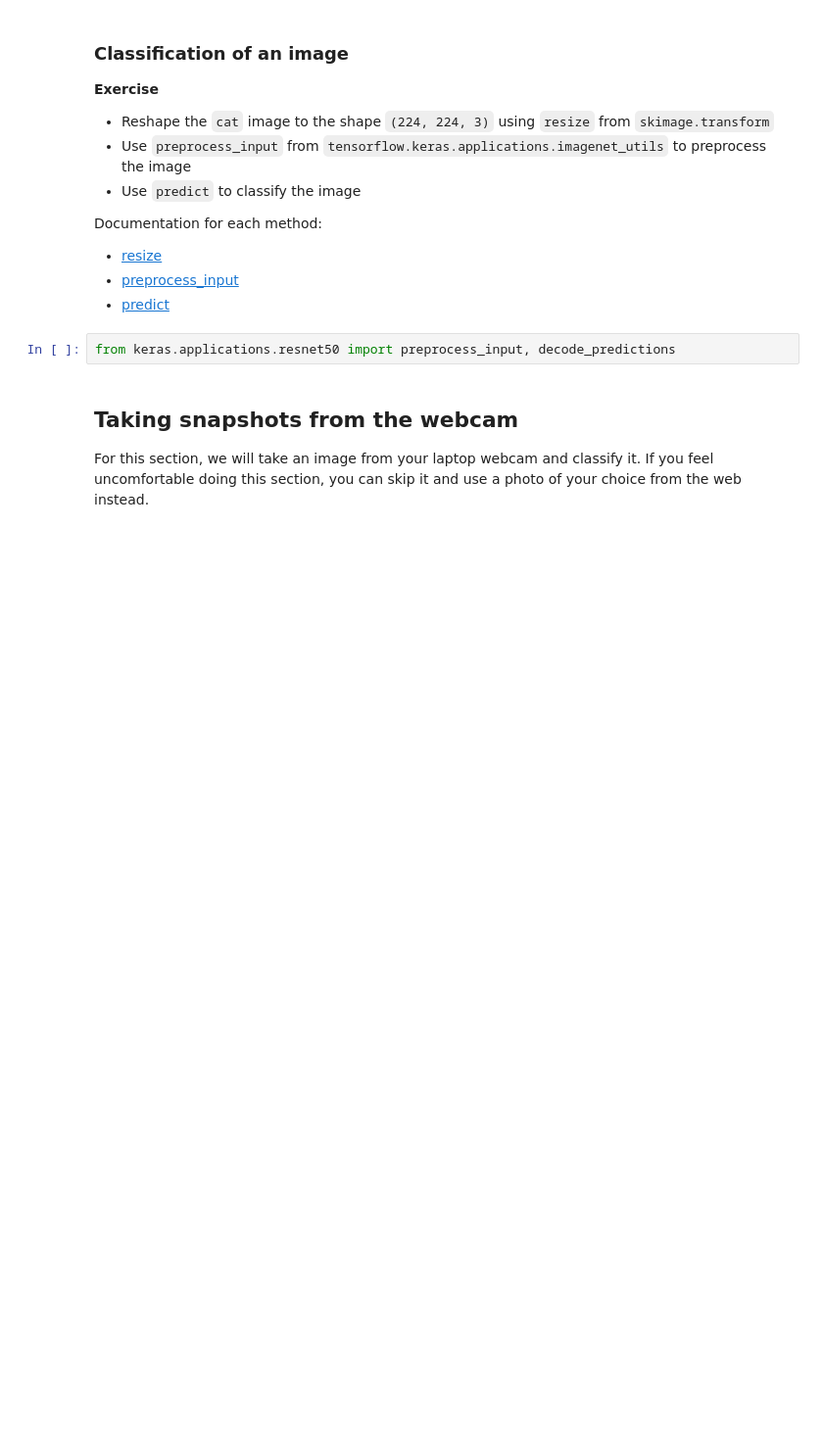
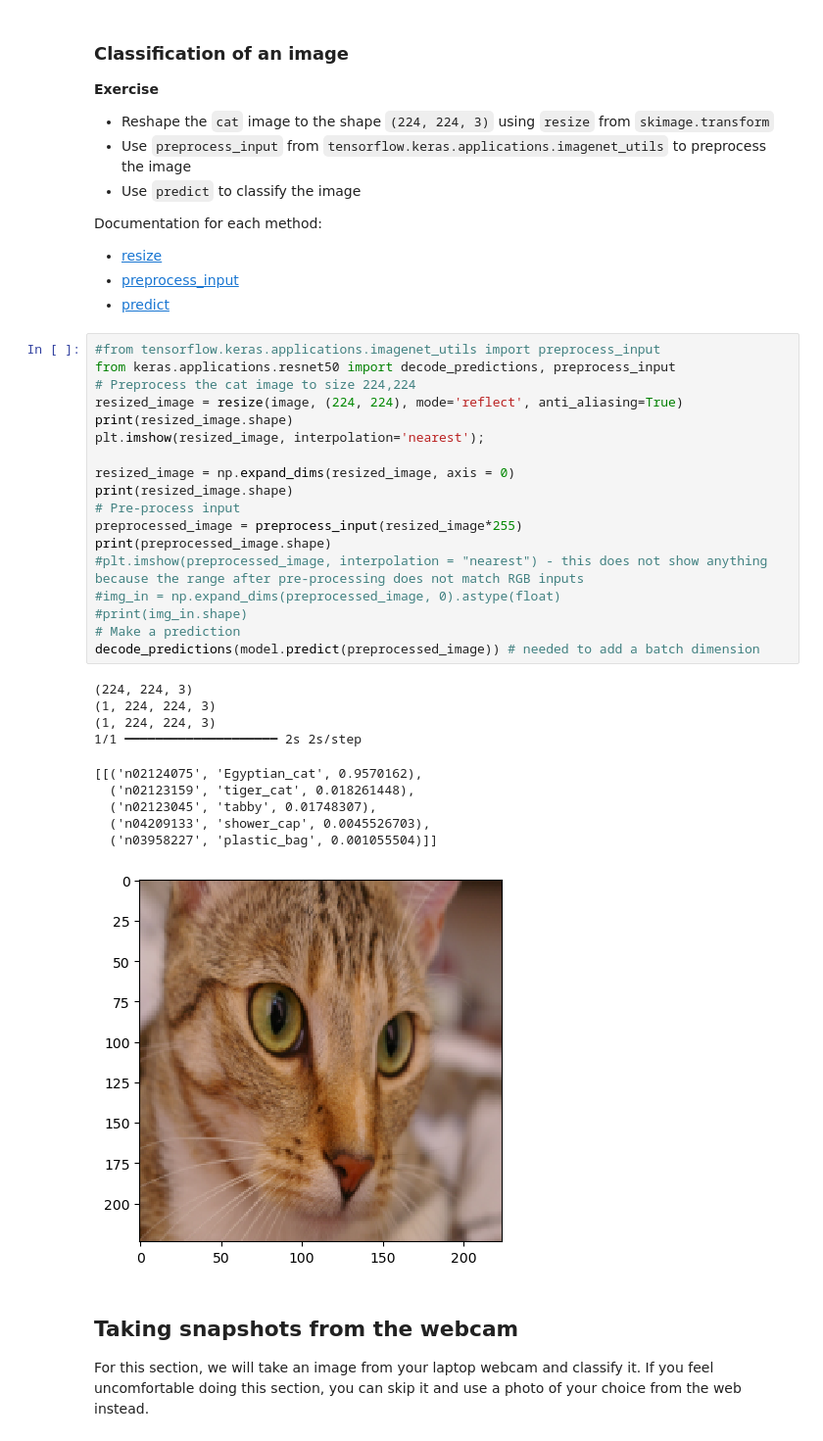
Before and after one commit to slathwal/deep_learning, a Jupyter notebook: 01_materials/labs/lab_4.ipynb, the cells around one changed output. Shown at 98% size. Cells and saved outputs as stored; diff of their text form; blank space fills up the shorter version.

```diff
--- a/01_materials/labs/lab_4.ipynb
+++ b/01_materials/labs/lab_4.ipynb
@@ -317,8 +320,35 @@ Documentation for each method:
 - [resize](https://scikit-image.org/docs/dev/api/skimage.transform.html#skimage.transform.resize)
 - [preprocess_input](https://www.tensorflow.org/api_docs/python/tf/keras/applications/resnet/preprocess_input)
 - [predict](https://www.tensorflow.org/api_docs/python/tf/keras/Model#predict)
-# %%
-from keras.applications.resnet50 import preprocess_input, decode_predictions
+# %%
+#from tensorflow.keras.applications.imagenet_utils import preprocess_input
+from keras.applications.resnet50 import decode_predictions, preprocess_input
+# Preprocess the cat image to size 224,224
+resized_image = resize(image, (224, 224), mode='reflect', anti_aliasing=True)
+print(resized_image.shape)
+plt.imshow(resized_image, interpolation='nearest');
+
+resized_image = np.expand_dims(resized_image, axis = 0)
+print(resized_image.shape)
+# Pre-process input
+preprocessed_image = preprocess_input(resized_image*255)
+print(preprocessed_image.shape)
+#plt.imshow(preprocessed_image, interpolation = "nearest") - this does not show anything because the range after pre-processing does not match RGB inputs
+#img_in = np.expand_dims(preprocessed_image, 0).astype(float)
+#print(img_in.shape)
+# Make a prediction
+decode_predictions(model.predict(preprocessed_image)) # needed to add a batch dimension
+# %% [output]
+(224, 224, 3)
+(1, 224, 224, 3)
+(1, 224, 224, 3)
+1/1 ━━━━━━━━━━━━━━━━━━━━ 2s 2s/step
+[[('n02124075', 'Egyptian_cat', 0.9570162),
+  ('n02123159', 'tiger_cat', 0.018261448),
+  ('n02123045', 'tabby', 0.01748307),
+  ('n04209133', 'shower_cap', 0.0045526703),
+  ('n03958227', 'plastic_bag', 0.001055504)]]
+[figure, added]
 # %% [markdown]
 ##  Taking snapshots from the webcam
 
```
Also changed, not shown: parts of 4 cells of this notebook.
